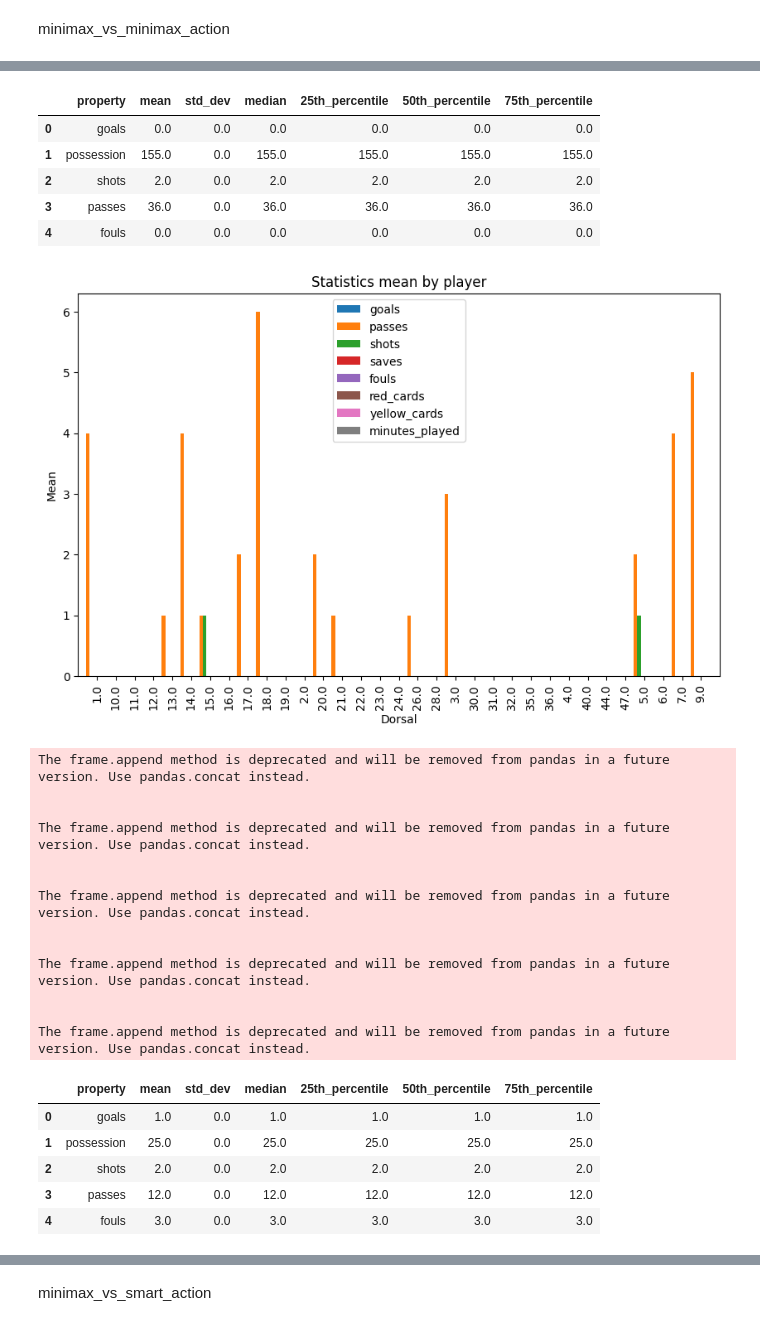
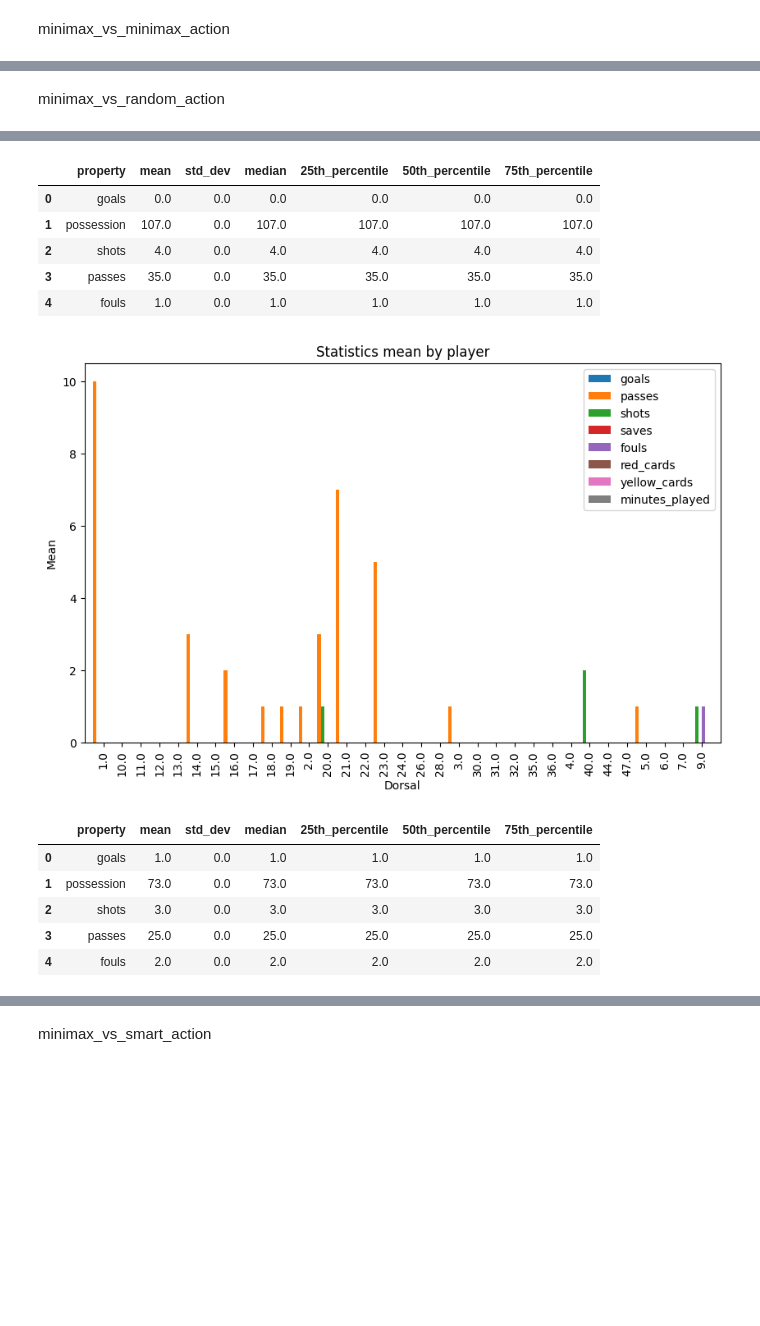
Before and after one commit to ARJ-Code/ARJ-Football-Simulator, a Jupyter notebook: src/data_analysis.ipynb, the cells around one changed output, grey strips where cells are left out. Cells and saved outputs as stored; diff of their text form; code cells hidden in the pictures; blank space fills up the shorter version.

Commit message:
data analysis

```diff
--- a/src/data_analysis.ipynb
+++ b/src/data_analysis.ipynb
@@ -130,5 +124,7 @@ minimax_vs_minimax_action
+# %% [markdown]
+minimax_vs_random_action
 # %%
-minimax_vs_minimax_action=SimulationAnalyzer('../data/minimax_vs_minimax_action.json')
+minimax_vs_minimax_action=SimulationAnalyzer('../data/minimax_vs_random_action.json')
 minimax_vs_minimax_action.analyze()
 
 generate_statistics(minimax_vs_minimax_action)
@@ -149,26 +132,13 @@ The frame.append method is deprecated and will be removed from pandas in a futur
 |  | property | mean | std_dev | median | 25th_percentile | 50th_percentile | 75th_percentile |
 | 0 | goals | 0.0 | 0.0 | 0.0 | 0.0 | 0.0 | 0.0 |
-| 1 | possession | 155.0 | 0.0 | 155.0 | 155.0 | 155.0 | 155.0 |
-| 2 | shots | 2.0 | 0.0 | 2.0 | 2.0 | 2.0 | 2.0 |
-| 3 | passes | 36.0 | 0.0 | 36.0 | 36.0 | 36.0 | 36.0 |
-| 4 | fouls | 0.0 | 0.0 | 0.0 | 0.0 | 0.0 | 0.0 |
+| 1 | possession | 107.0 | 0.0 | 107.0 | 107.0 | 107.0 | 107.0 |
+| 2 | shots | 4.0 | 0.0 | 4.0 | 4.0 | 4.0 | 4.0 |
+| 3 | passes | 35.0 | 0.0 | 35.0 | 35.0 | 35.0 | 35.0 |
+| 4 | fouls | 1.0 | 0.0 | 1.0 | 1.0 | 1.0 | 1.0 |
-[figure, old version]
+[figure, new version]
-The frame.append method is deprecated and will be removed from pandas in a future version. Use pandas.concat instead.
-
-
-The frame.append method is deprecated and will be removed from pandas in a future version. Use pandas.concat instead.
-
-
-The frame.append method is deprecated and will be removed from pandas in a future version. Use pandas.concat instead.
-
-
-The frame.append method is deprecated and will be removed from pandas in a future version. Use pandas.concat instead.
-
-
-The frame.append method is deprecated and will be removed from pandas in a future version. Use pandas.concat instead.
 |  | property | mean | std_dev | median | 25th_percentile | 50th_percentile | 75th_percentile |
 | 0 | goals | 1.0 | 0.0 | 1.0 | 1.0 | 1.0 | 1.0 |
-| 1 | possession | 25.0 | 0.0 | 25.0 | 25.0 | 25.0 | 25.0 |
-| 2 | shots | 2.0 | 0.0 | 2.0 | 2.0 | 2.0 | 2.0 |
-| 3 | passes | 12.0 | 0.0 | 12.0 | 12.0 | 12.0 | 12.0 |
-| 4 | fouls | 3.0 | 0.0 | 3.0 | 3.0 | 3.0 | 3.0 |
+| 1 | possession | 73.0 | 0.0 | 73.0 | 73.0 | 73.0 | 73.0 |
+| 2 | shots | 3.0 | 0.0 | 3.0 | 3.0 | 3.0 | 3.0 |
+| 3 | passes | 25.0 | 0.0 | 25.0 | 25.0 | 25.0 | 25.0 |
+| 4 | fouls | 2.0 | 0.0 | 2.0 | 2.0 | 2.0 | 2.0 |
```
Also changed, not shown: parts of 11 cells of this notebook.
